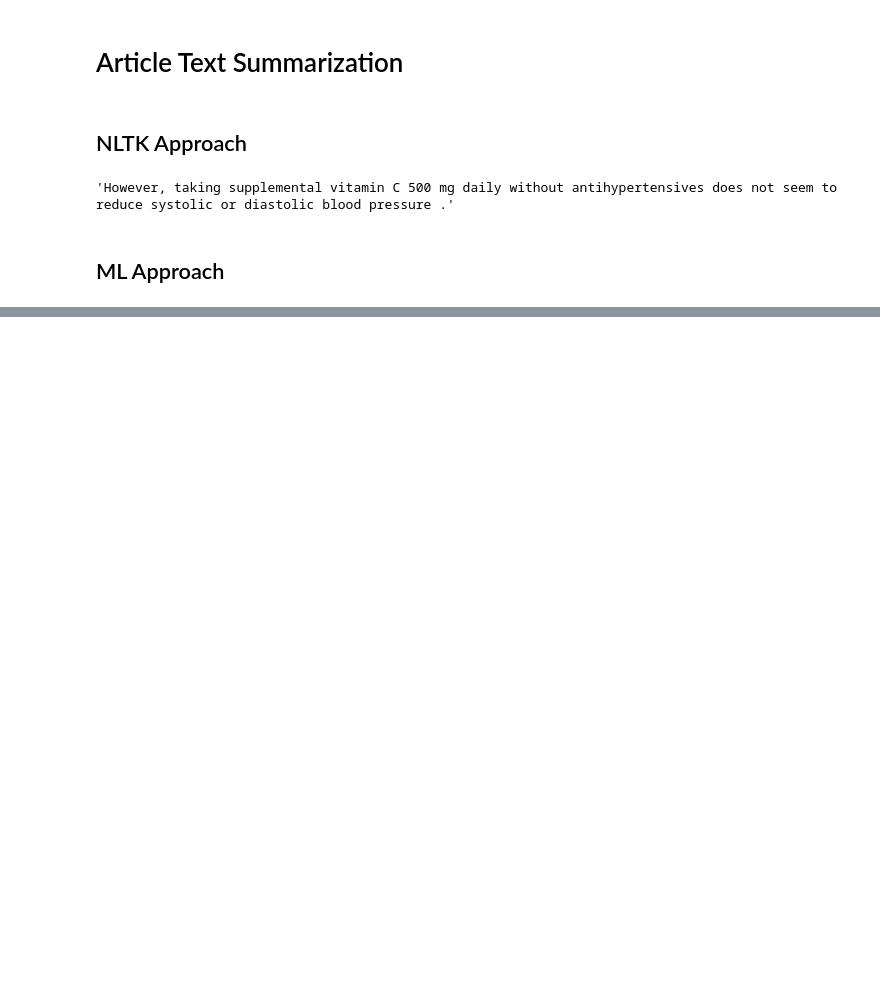
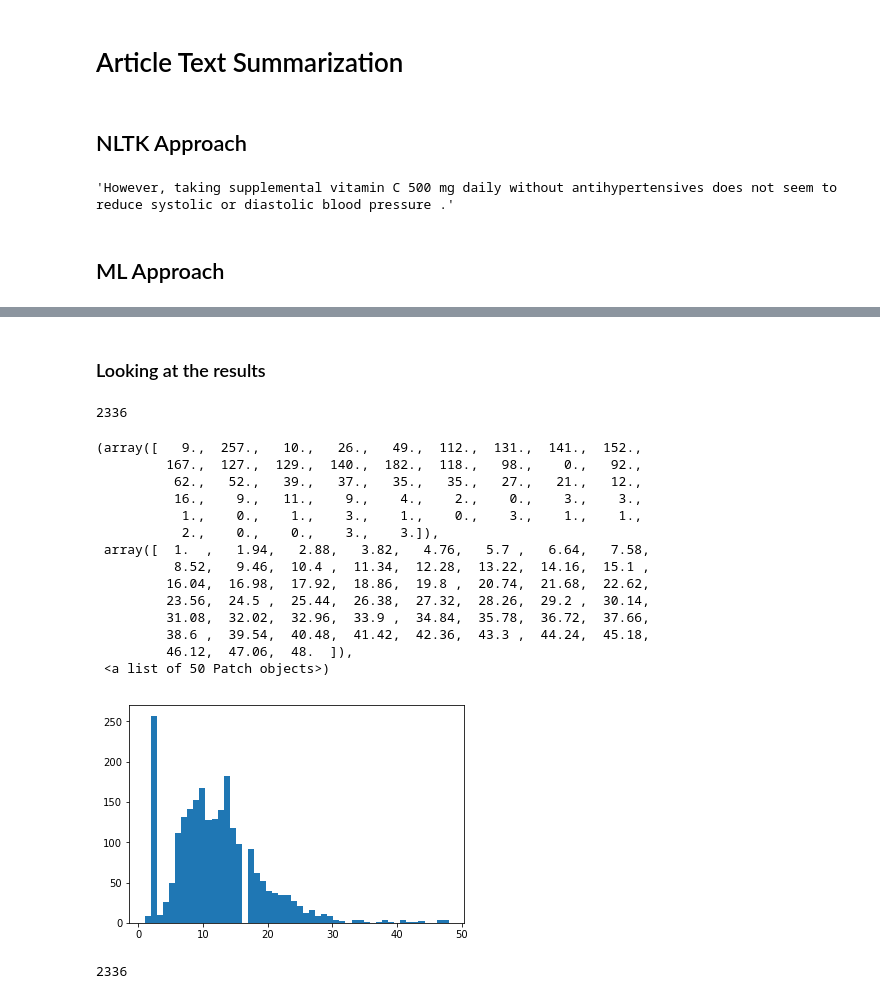
Before and after one commit to diegomrodz/natmed.project, a Jupyter notebook: Notebooks/Article Text Summarization.ipynb, the cells around one changed output, grey strips where cells are left out. Drawn from its saved outputs; the diff is of its cells as text; code cells hidden in the pictures; blank space fills up the shorter version.

```diff
--- a/Notebooks/Article Text Summarization.ipynb
+++ b/Notebooks/Article Text Summarization.ipynb
@@ -66,0 +114,15 @@ summarize(ARTICLE)
+# %%
+empty = 0 # RNN mask of no data
+eos = 1  # end of sentence
+start_idx = eos + 1 # first real word
+# %%
+def get_idx(vocab, vocabcount):
+    word2idx = dict((word, idx+start_idx) for idx,word in enumerate(vocab))
+    word2idx['<empty>'] = empty
+    word2idx['<eos>'] = eos
+
+    idx2word = dict((idx,word) for word,idx in word2idx.items())
+
+    return word2idx, idx2word
+# %%
+word2idx, idx2word = get_idx(vocab, count)
@@ -66,0 +263,7 @@ summarize(ARTICLE)
+# %% [markdown]
+### Looking at the results
+# %%
+Y = [[word2idx[token.lower()] for token in summary.split()] for summary in summaries]
+len(Y)
+# %% [output]
+2336
@@ -66,0 +273,23 @@ summarize(ARTICLE)
+# %%
+plt.hist([len(y) for y in Y], bins=50)
+# %% [output]
+(array([   9.,  257.,   10.,   26.,   49.,  112.,  131.,  141.,  152.,
+         167.,  127.,  129.,  140.,  182.,  118.,   98.,    0.,   92.,
+          62.,   52.,   39.,   37.,   35.,   35.,   27.,   21.,   12.,
+          16.,    9.,   11.,    9.,    4.,    2.,    0.,    3.,    3.,
+           1.,    0.,    1.,    3.,    1.,    0.,    3.,    1.,    1.,
+           2.,    0.,    0.,    3.,    3.]),
+ array([  1.  ,   1.94,   2.88,   3.82,   4.76,   5.7 ,   6.64,   7.58,
+          8.52,   9.46,  10.4 ,  11.34,  12.28,  13.22,  14.16,  15.1 ,
+         16.04,  16.98,  17.92,  18.86,  19.8 ,  20.74,  21.68,  22.62,
+         23.56,  24.5 ,  25.44,  26.38,  27.32,  28.26,  29.2 ,  30.14,
+         31.08,  32.02,  32.96,  33.9 ,  34.84,  35.78,  36.72,  37.66,
+         38.6 ,  39.54,  40.48,  41.42,  42.36,  43.3 ,  44.24,  45.18,
+         46.12,  47.06,  48.  ]),
+ <a list of 50 Patch objects>)
+[figure, added]
+# %%
+X = [[word2idx[token.lower()] for token in info.split()] for info in infos]
+len(X)
+# %% [output]
+2336
```
Also changed, not shown: parts of 59 cells of this notebook.
